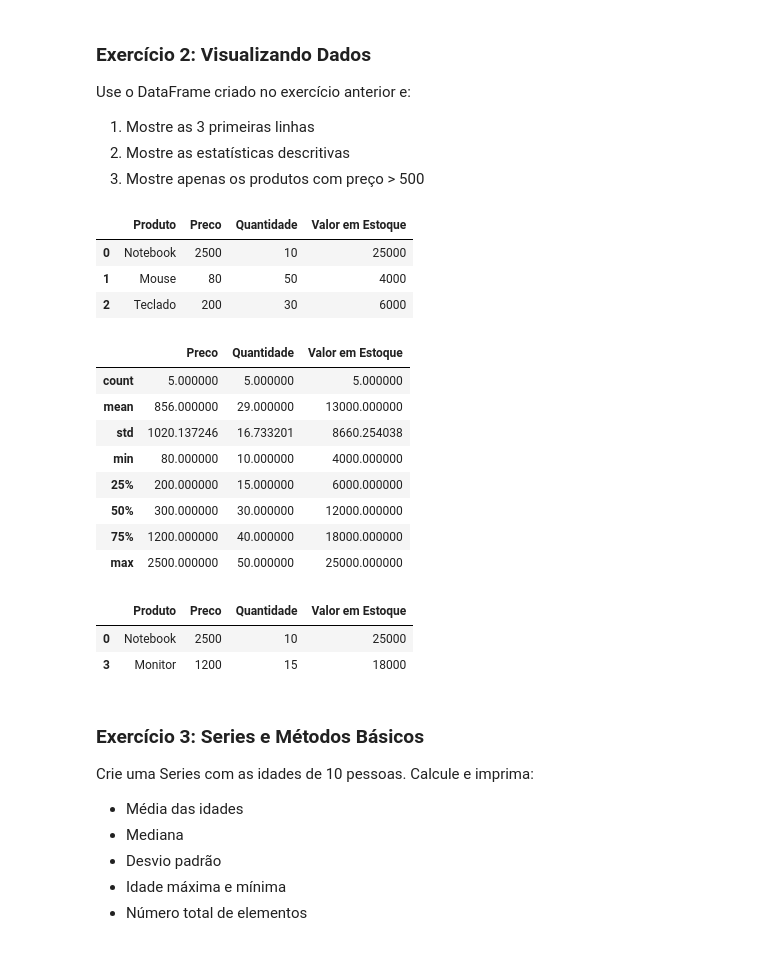
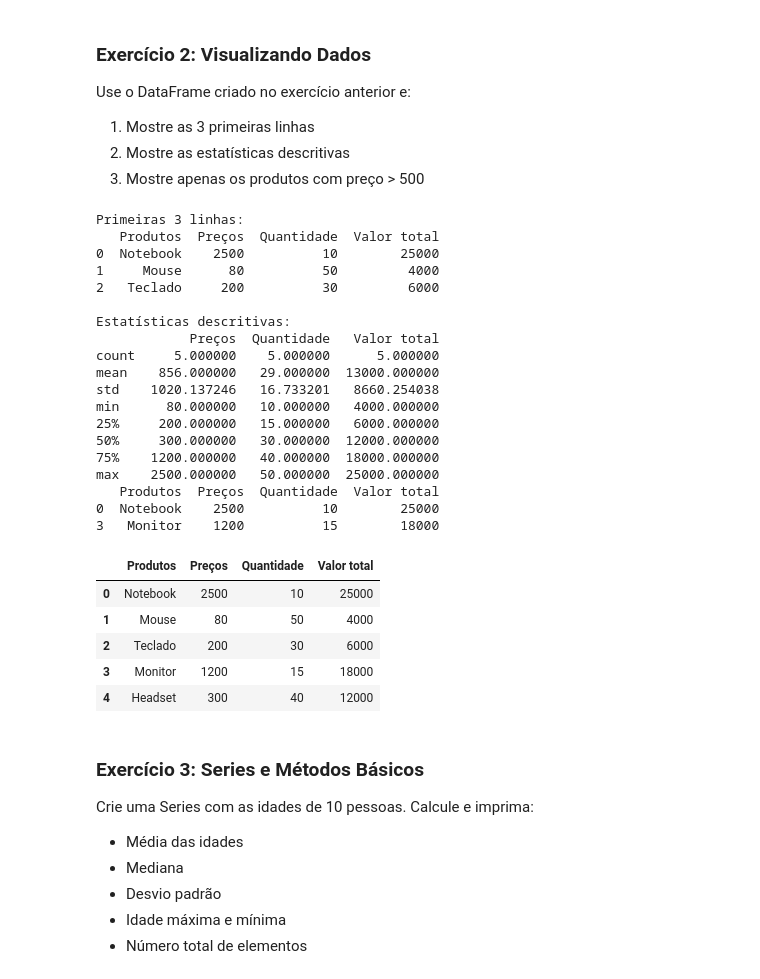
Before and after one commit to zaodelboni-rgb/Repositorio_MaterialComplementar_EAD, a Jupyter notebook: Modulo_3/pandas_ead1.ipynb, the cells around one changed output. Cells and saved outputs as stored; diff of their text form; code cells hidden in the pictures.

```diff
--- a/Modulo_3/pandas_ead1.ipynb
+++ b/Modulo_3/pandas_ead1.ipynb
@@ -186,9 +186,16 @@ Crie um DataFrame com os seguintes dados de produtos:
 Calcule o valor total em estoque (preço * quantidade) para cada produto e adicione como uma nova coluna.
 # %%
 # Seu código aqui
-produtos_vendas ={
-    'Produto': ['Notebook', 'Mouse', 'Teclado', 'Monitor', 'Headset'],
-    'Preco': [2500, 80, 200, 1200, 300],
-    'Quantidade': [10, 50, 30, 15, 40],
+
+dados = {
+    'Produtos': ['Notebook', 'Mouse', 'Teclado', 'Monitor', 'Headset'],
+    'Preços': [2500, 80, 200, 1200, 300],
+    'Quantidade': [10, 50, 30, 15, 40]
 }
-df = pd.DataFrame(produtos_vendas)
+
+df = pd.DataFrame(dados)
+print(df)
+
+df['Status'] = df['Quantidade'].apply(lambda x: 'Estoque alto' if x >= 500 else 'Estoque baixo')
+
+df
@@ -195,3 +214,0 @@ df = pd.DataFrame(produtos_vendas)
-# %%
-df['Valor em Estoque']= df['Preco'] * df['Quantidade']
-df
@@ -210,30 +220,40 @@ Use o DataFrame criado no exercício anterior e:
 3. Mostre apenas os produtos com preço > 500
 # %%
 # Seu código aqui
-df.head(3)
+print("Primeiras 3 linhas:")
+print(df.head(3))
+
+print("\nEstatísticas descritivas:")
+print(df.describe())
+
+print(df[df['Preços'] >500 ])
+df
 # %% [output]
+Primeiras 3 linhas:
+   Produtos  Preços  Quantidade  Valor total
+0  Notebook    2500          10        25000
+1     Mouse      80          50         4000
+2   Teclado     200          30         6000
+
+Estatísticas descritivas:
+            Preços  Quantidade   Valor total
+count     5.000000    5.000000      5.000000
+mean    856.000000   29.000000  13000.000000
+std    1020.137246   16.733201   8660.254038
+min      80.000000   10.000000   4000.000000
+25%     200.000000   15.000000   6000.000000
+50%     300.000000   30.000000  12000.000000
+75%    1200.000000   40.000000  18000.000000
+max    2500.000000   50.000000  25000.000000
+   Produtos  Preços  Quantidade  Valor total
+0  Notebook    2500          10        25000
+3   Monitor    1200          15        18000
-|  | Produto | Preco | Quantidade | Valor em Estoque |
+|  | Produtos | Preços | Quantidade | Valor total |
 | 0 | Notebook | 2500 | 10 | 25000 |
 | 1 | Mouse | 80 | 50 | 4000 |
 | 2 | Teclado | 200 | 30 | 6000 |
+| 3 | Monitor | 1200 | 15 | 18000 |
+| 4 | Headset | 300 | 40 | 12000 |
-# %%
-df.describe()
-# %% [output]
-|  | Preco | Quantidade | Valor em Estoque |
-| count | 5.000000 | 5.000000 | 5.000000 |
-| mean | 856.000000 | 29.000000 | 13000.000000 |
-| std | 1020.137246 | 16.733201 | 8660.254038 |
-| min | 80.000000 | 10.000000 | 4000.000000 |
-| 25% | 200.000000 | 15.000000 | 6000.000000 |
-| 50% | 300.000000 | 30.000000 | 12000.000000 |
-| 75% | 1200.000000 | 40.000000 | 18000.000000 |
-| max | 2500.000000 | 50.000000 | 25000.000000 |
-# %%
-df[df['Preco'] >500]
-# %% [output]
-|  | Produto | Preco | Quantidade | Valor em Estoque |
-| 0 | Notebook | 2500 | 10 | 25000 |
-| 3 | Monitor | 1200 | 15 | 18000 |
 # %% [markdown]
 ### Exercício 3: Series e Métodos Básicos
 Crie uma Series com as idades de 10 pessoas. Calcule e imprima:
```
Also changed, not shown: parts of 6 cells of this notebook, 11 other files.
